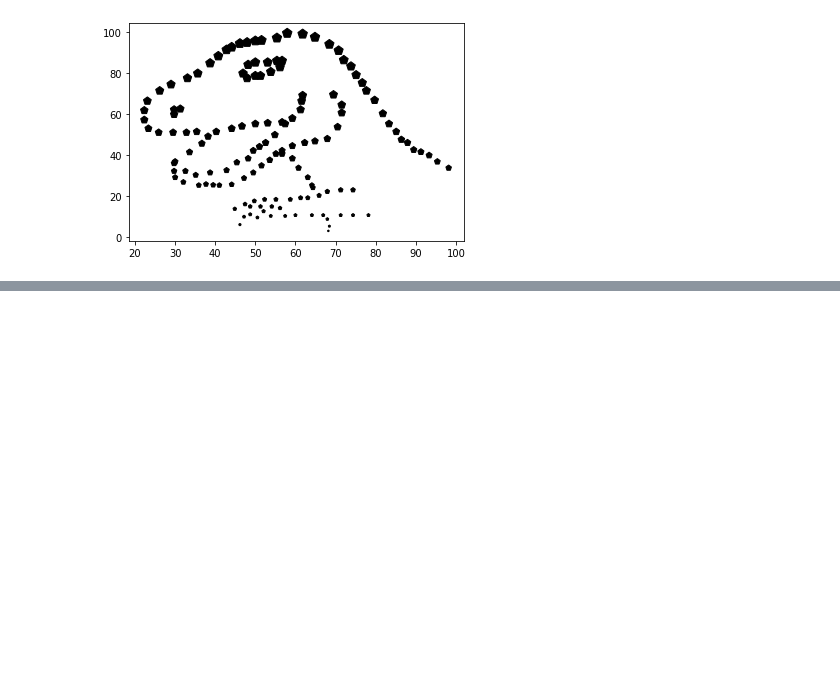
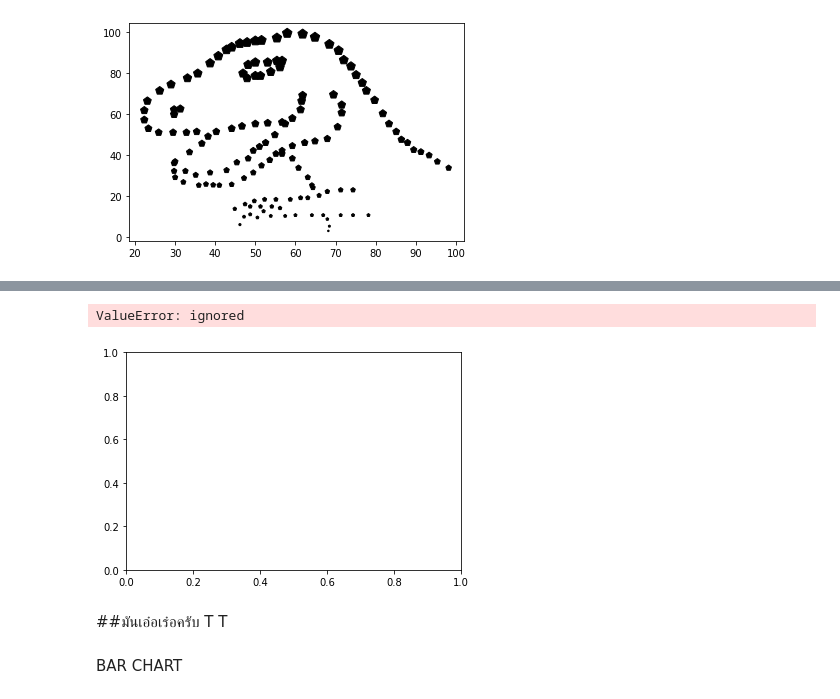
Before and after one commit to RYOMAKUNG/KKU_data_mining, a Jupyter notebook: data102.ipynb, the cells around one changed output, grey strips where cells are left out. Drawn from its saved outputs; the diff is of its cells as text; code cells hidden in the pictures; blank space fills up the shorter version.

```diff
--- a/data102.ipynb
+++ b/data102.ipynb
@@ -104,0 +123,5 @@ plt.scatter([22,23],[60,62],alpha=0.4)
+# %%
+color_list=[]
+for i in range(len(data['x'])):
+   color_list.append([[0.2,0.1,i/256,0.5]])
+color_list
@@ -104,0 +146,9 @@ plt.scatter([22,23],[60,62],alpha=0.4)
+# %%
+plt.scatter(data['x'],data['y'],s=200,c=color_list)
+# %% [output]
+ValueError: ignored
+[figure, added]
+# %% [markdown]
+##มันเอ๋อเร๋อครับ T T
+# %% [markdown]
+BAR CHART
```
Also changed, not shown: parts of 14 cells of this notebook.
